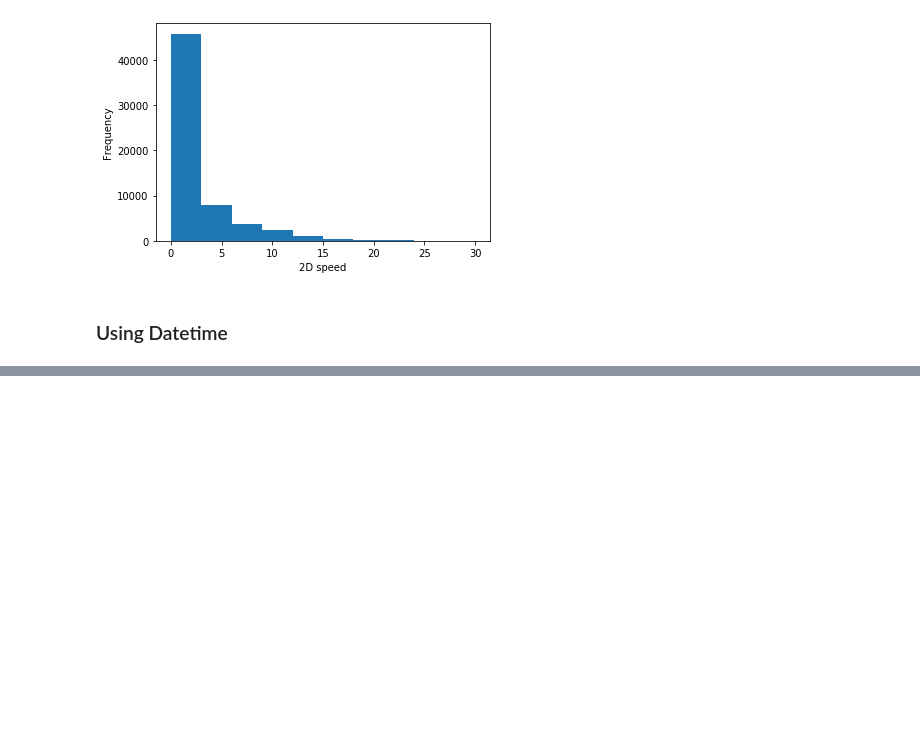
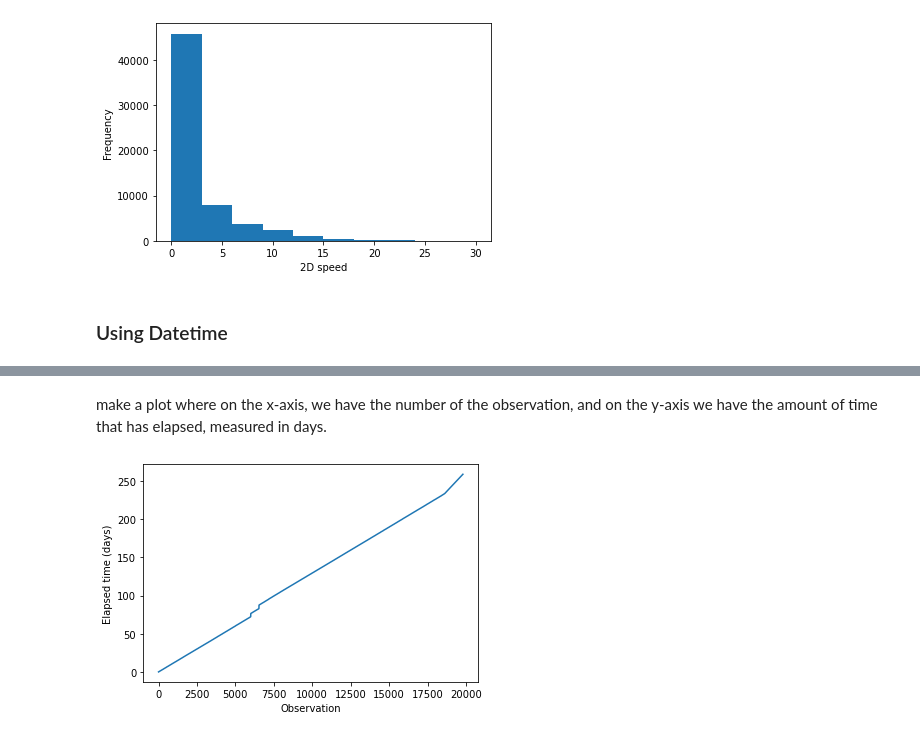
Before and after one commit to enoch-baffoe/HavardX-Using-Python-For-Research, a Jupyter notebook: Week 4- Case Study/Case Study 5- Bird Migration/Bird Migration.ipynb, the cells around one changed output, grey strips where cells are left out. Saved outputs shown, nothing was run; the diff lists cells and outputs as text; code cells hidden in the pictures; blank space fills up the shorter version.

```diff
--- a/Week 4- Case Study/Case Study 5- Bird Migration/Bird Migration.ipynb
+++ b/Week 4- Case Study/Case Study 5- Bird Migration/Bird Migration.ipynb
@@ -187,0 +241,5 @@ plt.savefig("pd_hist.pdf")
+# %%
+timestamps=[]
+for k in range(len(birddata)):
+    timestamps.append(datetime.datetime.strptime\
+                      (birddata.date_time.iloc[k][:-3],"%Y-%m-%d %H:%M:%S"))
@@ -187,0 +256,2 @@ plt.savefig("pd_hist.pdf")
+# %%
+birddata["timestamp"]=pd.Series(timestamps,index=birddata.index)
@@ -187,0 +275,3 @@ plt.savefig("pd_hist.pdf")
+# %%
+times=birddata.timestamp[birddata.bird_name=="Eric"]
+elapsed_time=[time-times[0] for time in times]
@@ -187,0 +296,11 @@ plt.savefig("pd_hist.pdf")
+# %% [markdown]
+make a plot where on the x-axis,
+we have the number of the observation, and on the y-axis
+we have the amount of time that has elapsed, measured in days.
+# %%
+plt.plot(np.array(elapsed_time)/datetime.timedelta(days=1))
+plt.xlabel("Observation")
+plt.ylabel("Elapsed time (days)")
+plt.savefig("timeplot.pdf")
+# %% [output]
+[figure, added]
```
Also changed, not shown: parts of 41 cells of this notebook, 22 other files.
